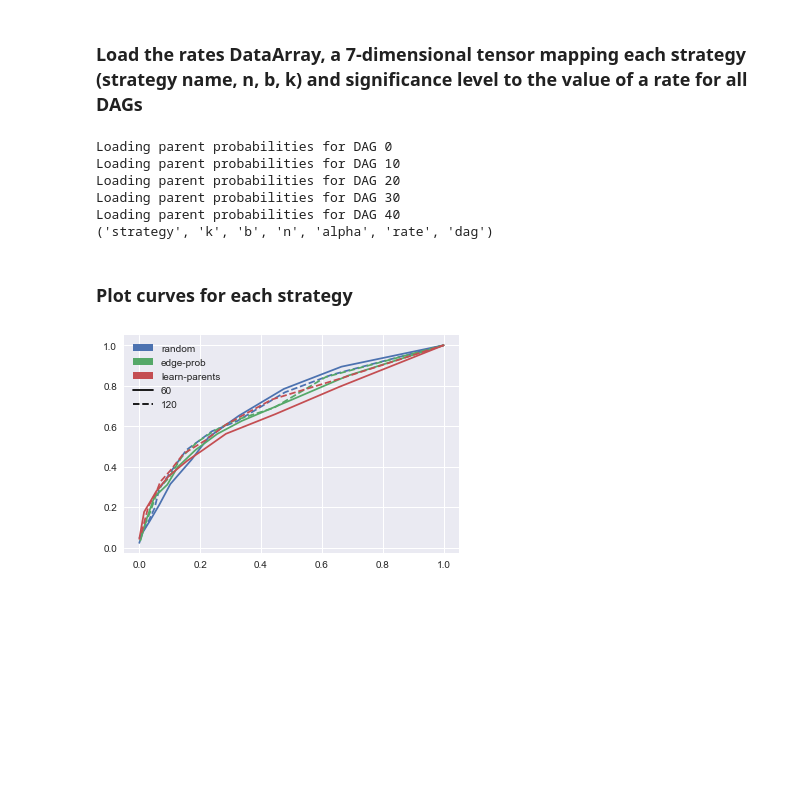
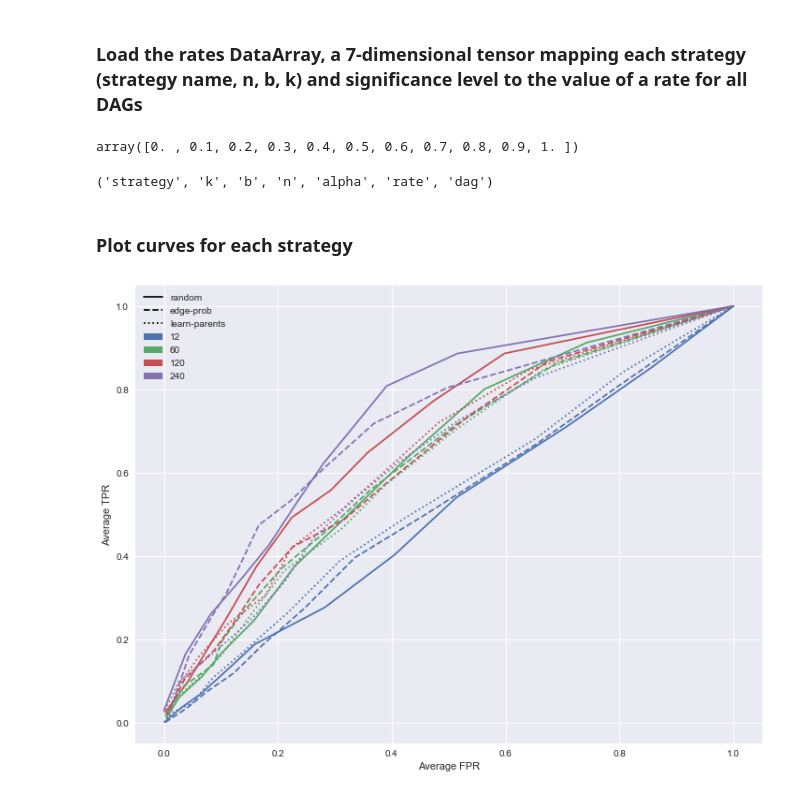
Before and after one commit to agrawalraj/active_learning, a Jupyter notebook: new/analyze_results.ipynb, the cells around one changed output. Drawn from its saved outputs; the diff is of its cells as text; code cells hidden in the pictures; blank space fills up the shorter version.

```diff
--- a/new/analyze_results.ipynb
+++ b/new/analyze_results.ipynb
@@ -48,7 +61,10 @@ array([1.        , 0.78468069, 0.64318937, 0.5587117 , 0.48572351,
 strategy_names = ['random', 'edge-prob', 'learn-parents']
 ks = [2]
 bs = [2, 3]
-ns = [60, 120]
+ns = [12, 60, 120, 240]
+np.linspace(0, 1, 11)
+# %% [output]
+array([0. , 0.1, 0.2, 0.3, 0.4, 0.5, 0.6, 0.7, 0.8, 0.9, 1. ])
 # %%
 rates_da = check_gies.get_rates_data_array(
     parent_probs_by_dag,
@@ -62,11 +78,6 @@ rates_da = check_gies.get_rates_data_array(
 )
 print(rates_da.dims)
 # %% [output]
-Loading parent probabilities for DAG 0
-Loading parent probabilities for DAG 10
-Loading parent probabilities for DAG 20
-Loading parent probabilities for DAG 30
-Loading parent probabilities for DAG 40
 ('strategy', 'k', 'b', 'n', 'alpha', 'rate', 'dag')
 # %% [markdown]
 ### Plot curves for each strategy
@@ -76,32 +87,33 @@ import seaborn as sns
 import matplotlib.patches as mpatches
 import matplotlib.lines as mlines
 %matplotlib inline
+plt.rcParams["figure.figsize"] =(12,9)
 sns.set()
 # %%
-linestyles = ['solid', 'dashed']
+linestyles = ['solid', 'dashed', 'dotted']
 # %%
 rate_avgs_da = rates_da.mean(dim='dag')
-for strategy, color in zip(strategy_names, sns.color_palette()):
-    for n, linestyle in zip(ns, linestyles):
+for strategy, linestyle in zip(strategy_names, linestyles):
+    for n, color in zip(ns, sns.color_palette()):
         strat_avg_tprs = rate_avgs_da.sel(strategy=strategy, b=3, k=2, n=n, rate='tpr').values
         strat_avg_fprs = rate_avgs_da.sel(strategy=strategy, b=3, k=2, n=n, rate='fpr').values
 
         sort_ixs = np.argsort(strat_avg_fprs)
         plt.plot(strat_avg_fprs[sort_ixs], strat_avg_tprs[sort_ixs], linestyle=linestyle, color=color)
 
+sample_handles = [
+    mpatches.Patch(facecolor=color, label=n)
+    for n, color in zip(ns, sns.color_palette())
+]
 strat_handles = [
-    mpatches.Patch(facecolor=color, label=s)
-    for s, color in zip(strategy_names, sns.color_palette())
-]
-sample_handles = [
-    mlines.Line2D([0], [0], color='k', linestyle=linestyle, label=n)
-    for n, linestyle in zip(ns, linestyles)
+    mlines.Line2D([0], [0], color='k', linestyle=linestyle, label=strat)
+    for strat, linestyle in zip(strategy_names, linestyles)
 ]
 plt.legend(
     handles=strat_handles + sample_handles
 )
 plt.xlabel('Average FPR')
 plt.ylabel('Average TPR')
 plt.legend();
 # %% [output]
-[figure, old version]
+[figure, new version]
```
Also changed, not shown: parts of 4 cells of this notebook, 7 other files.
